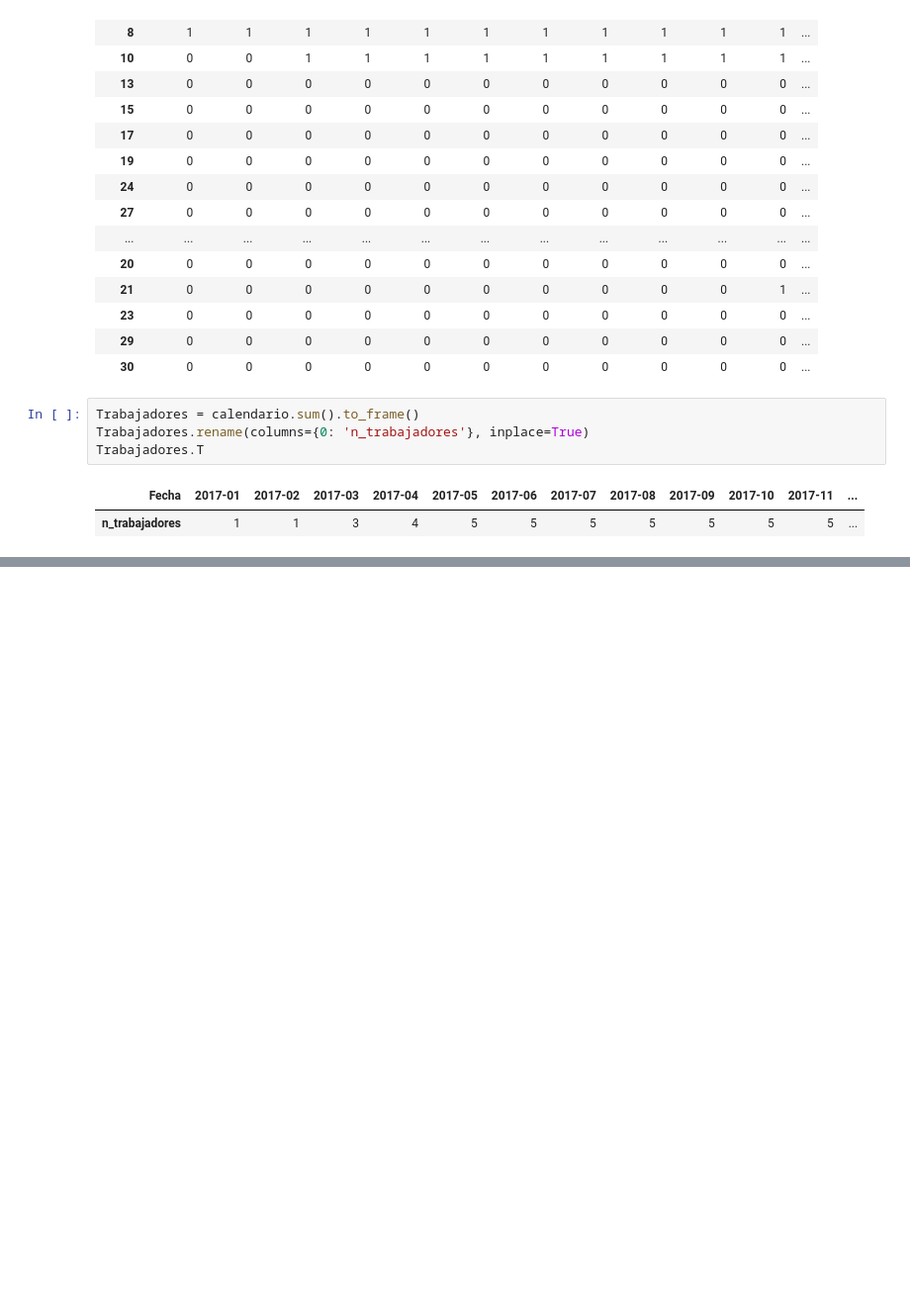
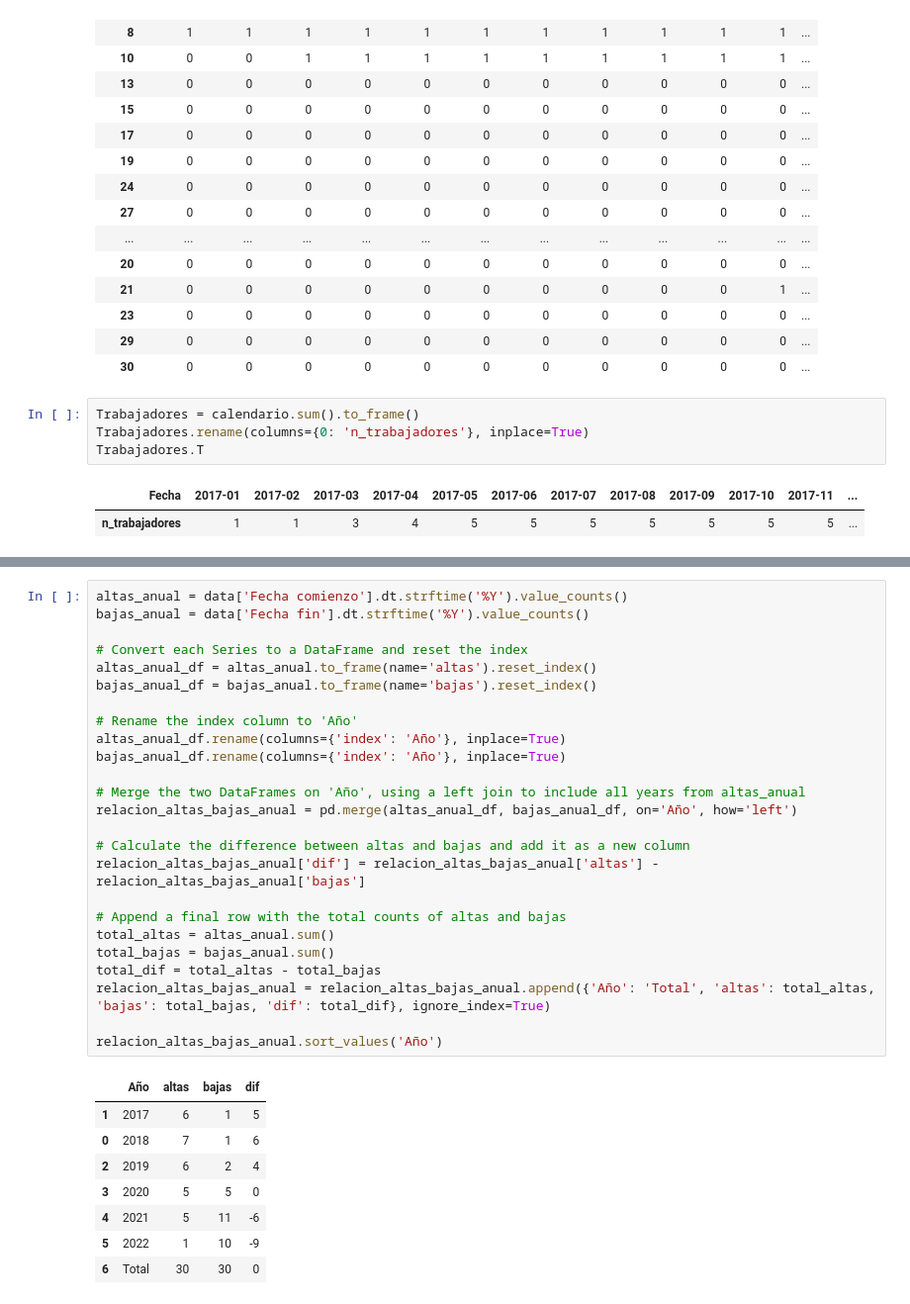
Before and after one commit to GarganoNicolas/EVDVai_DataEng, a Jupyter notebook: EDVai_1_DataEng.ipynb, the cells around one changed output, grey strips where cells are left out. Shown: that part at 99% size. Cells and saved outputs as stored; diff of their text form; blank space fills up the shorter version.

```diff
--- a/EDVai_1_DataEng.ipynb
+++ b/EDVai_1_DataEng.ipynb
@@ -408,0 +469,34 @@ Trabajadores.T
+# %%
+altas_anual = data['Fecha comienzo'].dt.strftime('%Y').value_counts()
+bajas_anual = data['Fecha fin'].dt.strftime('%Y').value_counts()
+
+# Convert each Series to a DataFrame and reset the index
+altas_anual_df = altas_anual.to_frame(name='altas').reset_index()
+bajas_anual_df = bajas_anual.to_frame(name='bajas').reset_index()
+
+# Rename the index column to 'Año'
+altas_anual_df.rename(columns={'index': 'Año'}, inplace=True)
+bajas_anual_df.rename(columns={'index': 'Año'}, inplace=True)
+
+# Merge the two DataFrames on 'Año', using a left join to include all years from altas_anual
+relacion_altas_bajas_anual = pd.merge(altas_anual_df, bajas_anual_df, on='Año', how='left')
+
+# Calculate the difference between altas and bajas and add it as a new column
+relacion_altas_bajas_anual['dif'] = relacion_altas_bajas_anual['altas'] - relacion_altas_bajas_anual['bajas']
+
+# Append a final row with the total counts of altas and bajas
+total_altas = altas_anual.sum()
+total_bajas = bajas_anual.sum()
+total_dif = total_altas - total_bajas
+relacion_altas_bajas_anual = relacion_altas_bajas_anual.append({'Año': 'Total', 'altas': total_altas, 'bajas': total_bajas, 'dif': total_dif}, ignore_index=True)
+
+relacion_altas_bajas_anual.sort_values('Año')
+# %% [output]
+|  | Año | altas | bajas | dif |
+| 1 | 2017 | 6 | 1 | 5 |
+| 0 | 2018 | 7 | 1 | 6 |
+| 2 | 2019 | 6 | 2 | 4 |
+| 3 | 2020 | 5 | 5 | 0 |
+| 4 | 2021 | 5 | 11 | -6 |
+| 5 | 2022 | 1 | 10 | -9 |
+| 6 | Total | 30 | 30 | 0 |
```
Also changed, not shown: parts of 12 cells of this notebook.
